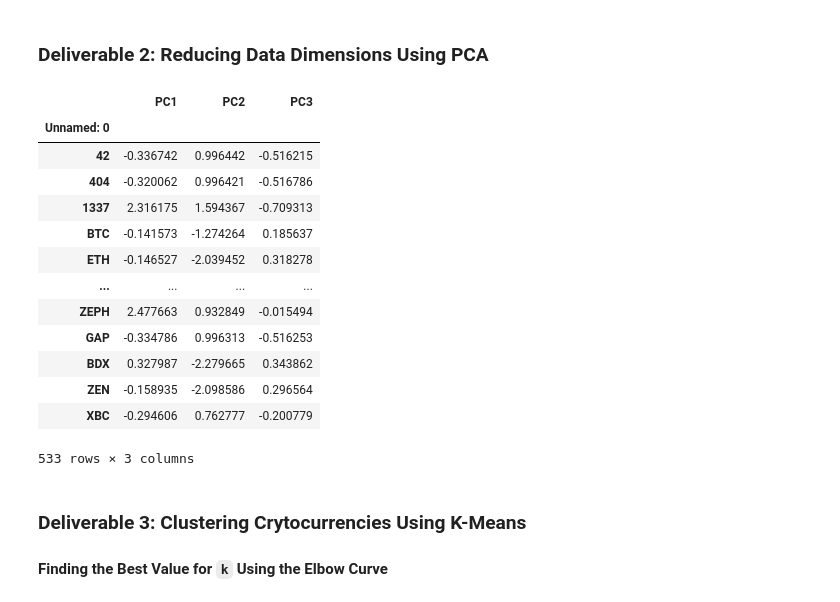
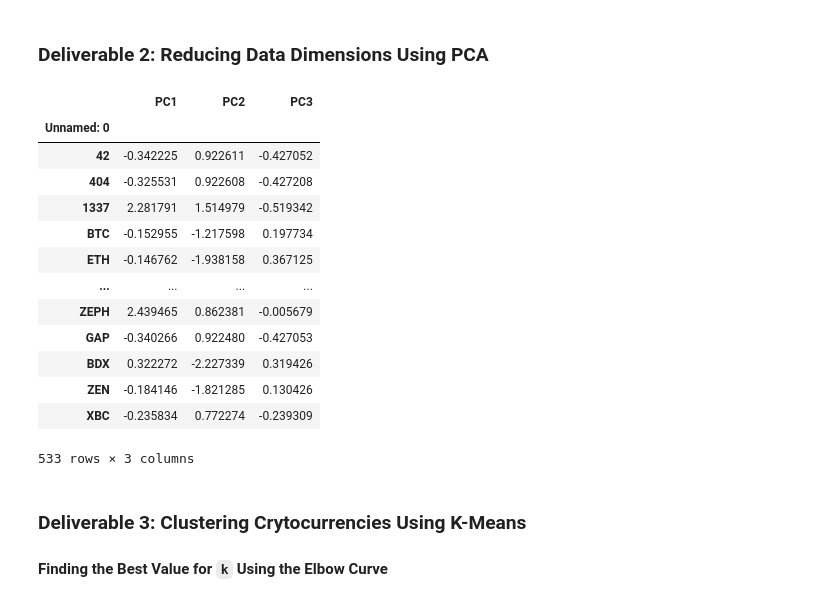
Before and after one commit to sarahrosegallagher/Unsupervised_ML_Demo, a Jupyter notebook: crypto_clustering.ipynb, the cells around one changed output. Cells and saved outputs as stored; diff of their text form; code cells hidden in the pictures.

```diff
--- a/crypto_clustering.ipynb
+++ b/crypto_clustering.ipynb
@@ -212,7 +212,7 @@ X
 533 rows × 100 columns
 # %%
 # Standardize the data with StandardScaler().
-crypto_df_scaled = StandardScaler().fit_transform(X)
+X = StandardScaler().fit_transform(X)
 # %%
 #check scaled data with a slice
 
@@ -245,26 +245,26 @@ array([-0.11674788, -0.15286468, -0.0433555 , -0.0433555 , -0.0433555 ,
 
 pca = PCA(n_components=3)
 
-crypto_pca = pca.fit_transform(crypto_df_scaled)
+crypto_pca = pca.fit_transform(X)
 # %%
 # Create a DataFrame with the three principal components.
-pcs_df = pd.DataFrame(data=crypto_pca, columns=["PC1", "PC2", "PC3"], index= X.index)
+pcs_df = pd.DataFrame(data=crypto_pca, columns=["PC1", "PC2", "PC3"], index= crypto_df.index)
 
 pcs_df
 # %% [output]
 |  | PC1 | PC2 | PC3 |
 | Unnamed: 0 |  |  |  |
-| 42 | -0.336742 | 0.996442 | -0.516215 |
-| 404 | -0.320062 | 0.996421 | -0.516786 |
-| 1337 | 2.316175 | 1.594367 | -0.709313 |
-| BTC | -0.141573 | -1.274264 | 0.185637 |
-| ETH | -0.146527 | -2.039452 | 0.318278 |
+| 42 | -0.342225 | 0.922611 | -0.427052 |
+| 404 | -0.325531 | 0.922608 | -0.427208 |
+| 1337 | 2.281791 | 1.514979 | -0.519342 |
+| BTC | -0.152955 | -1.217598 | 0.197734 |
+| ETH | -0.146762 | -1.938158 | 0.367125 |
 | ... | ... | ... | ... |
-| ZEPH | 2.477663 | 0.932849 | -0.015494 |
-| GAP | -0.334786 | 0.996313 | -0.516253 |
-| BDX | 0.327987 | -2.279665 | 0.343862 |
-| ZEN | -0.158935 | -2.098586 | 0.296564 |
-| XBC | -0.294606 | 0.762777 | -0.200779 |
+| ZEPH | 2.439465 | 0.862381 | -0.005679 |
+| GAP | -0.340266 | 0.922480 | -0.427053 |
+| BDX | 0.322272 | -2.227339 | 0.319426 |
+| ZEN | -0.184146 | -1.821285 | 0.130426 |
+| XBC | -0.235834 | 0.772274 | -0.239309 |
 533 rows × 3 columns
 # %% [markdown]
 ### Deliverable 3: Clustering Crytocurrencies Using K-Means
```
Also changed, not shown: parts of 6 cells of this notebook.
